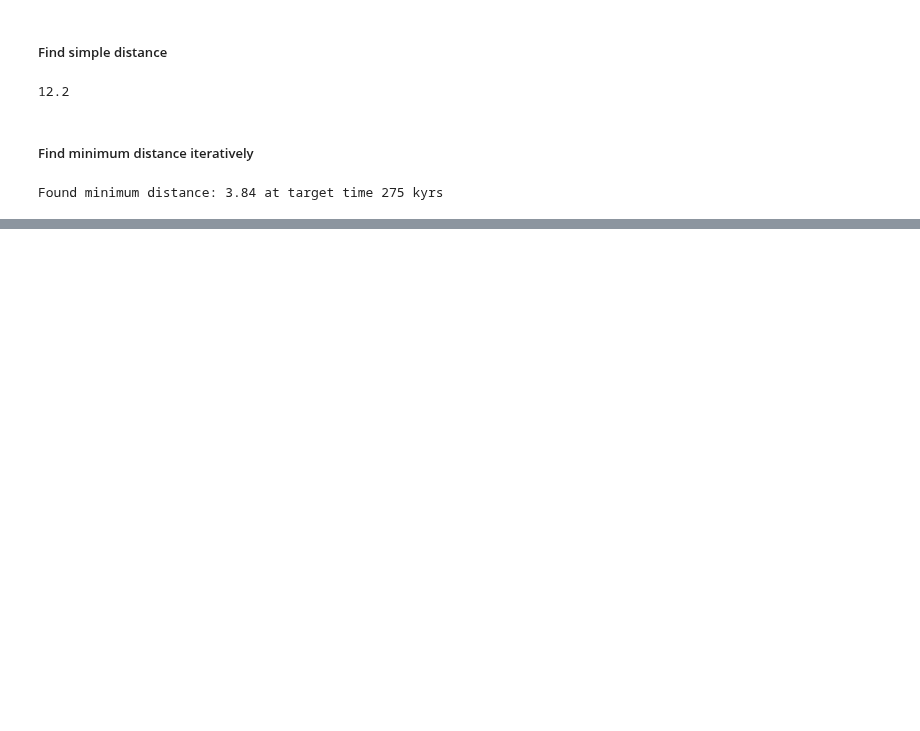
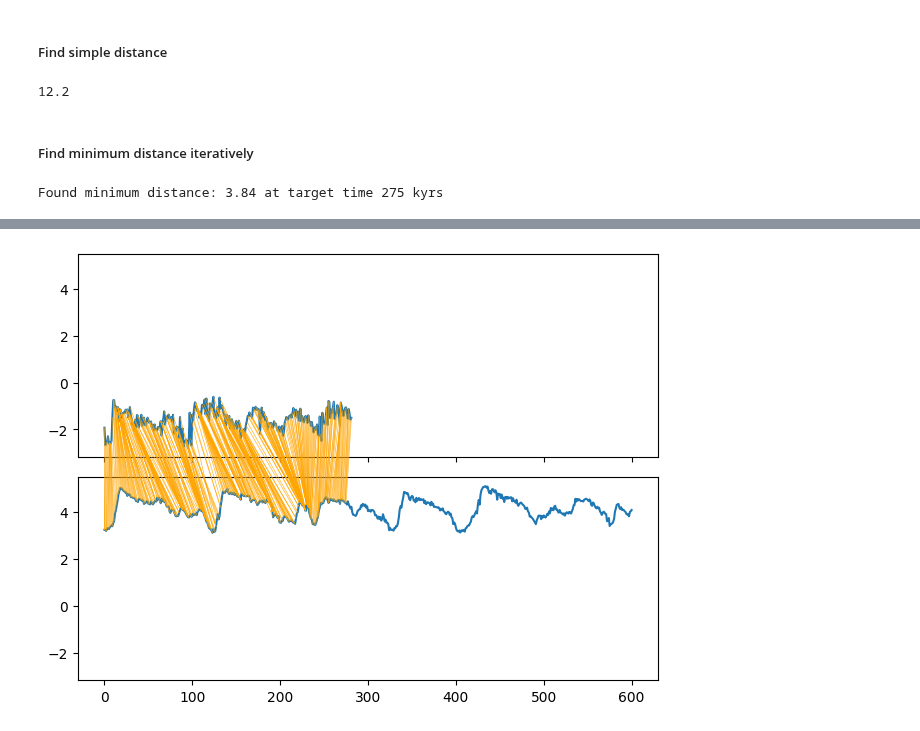
Before and after one commit to andreas-paul/dtw, a Jupyter notebook: src/main-analysis.ipynb, the cells around one changed output, grey strips where cells are left out. Saved outputs shown, nothing was run; the diff lists cells and outputs as text; code cells hidden in the pictures; blank space fills up the shorter version.

```diff
--- a/src/main-analysis.ipynb
+++ b/src/main-analysis.ipynb
@@ -117,0 +94,4 @@ multiprocessing.managers.DictProxy
+# %%
+plot, ax = dtwvis.plot_warping(data.iloc[:,1], target.iloc[:,1], dtw.best_path)
+# %% [output]
+[figure, added]
```
Also changed, not shown: parts of 23 cells of this notebook, 9 other files.
